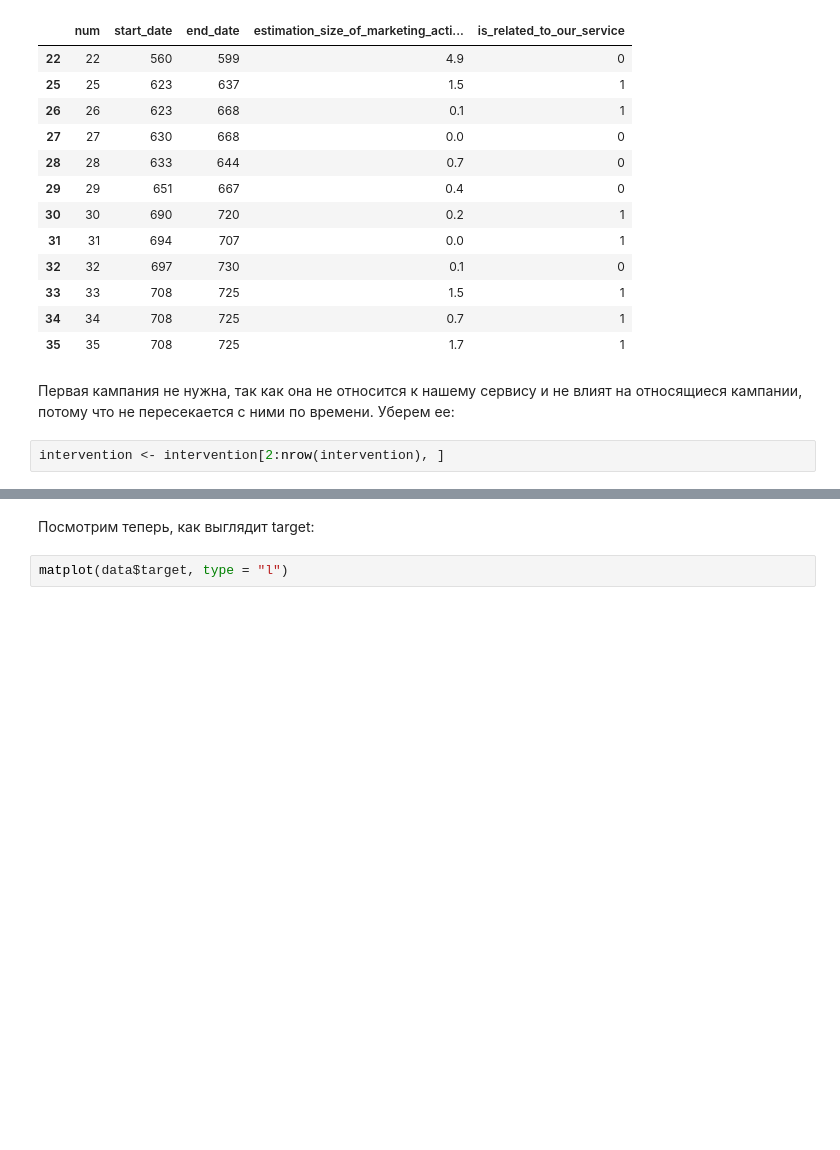
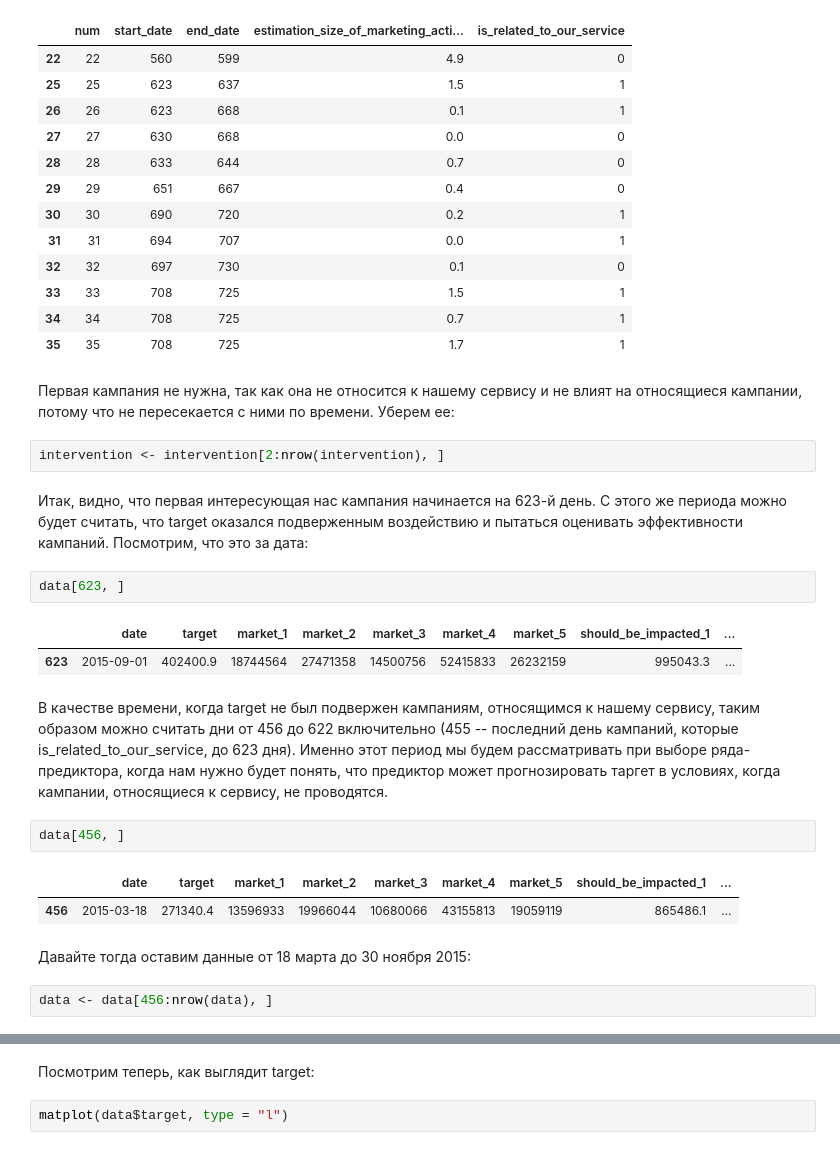
Before and after one commit to avgaydashenko/practical-analytics-hw, a Jupyter notebook: hw2/part2.ipynb, the cells around one changed output, grey strips where cells are left out. Drawn from its saved outputs; the diff is of its cells as text; blank space fills up the shorter version.

```diff
--- a/hw2/part2.ipynb
+++ b/hw2/part2.ipynb
@@ -79,3 +60,21 @@ intervention
 Первая кампания не нужна, так как она не относится к нашему сервису и не влият на относящиеся кампании, потому что не пересекается с ними по времени. Уберем ее:
 # %%
 intervention <- intervention[2:nrow(intervention), ]
+# %% [markdown]
+Итак, видно, что первая интересующая нас кампания начинается на 623-й день. С этого же периода можно будет считать, что target оказался подверженным воздействию и пытаться оценивать эффективности кампаний. Посмотрим, что это за дата:
+# %%
+data[623, ]
+# %% [output]
+|  | date | target | market_1 | market_2 | market_3 | market_4 | market_5 | should_be_impacted_1 | ... |
+| 623 | 2015-09-01 | 402400.9 | 18744564 | 27471358 | 14500756 | 52415833 | 26232159 | 995043.3 | ... |
+# %% [markdown]
+В качестве времени, когда target не был подвержен кампаниям, относящимся к нашему сервису, таким образом можно считать дни от 456 до 622 включительно (455 -- последний день кампаний, которые is_related_to_our_service, до 623 дня). Именно этот период мы будем рассматривать при выборе ряда-предиктора, когда нам нужно будет понять, что предиктор может прогнозировать таргет в условиях, когда кампании, относящиеся к сервису, не проводятся.
+# %%
+data[456, ]
+# %% [output]
+|  | date | target | market_1 | market_2 | market_3 | market_4 | market_5 | should_be_impacted_1 | ... |
+| 456 | 2015-03-18 | 271340.4 | 13596933 | 19966044 | 10680066 | 43155813 | 19059119 | 865486.1 | ... |
+# %% [markdown]
+Давайте тогда оставим данные от 18 марта до 30 ноября 2015:
+# %%
+data <- data[456:nrow(data), ]
```
Also changed, not shown: parts of 25 cells of this notebook.
